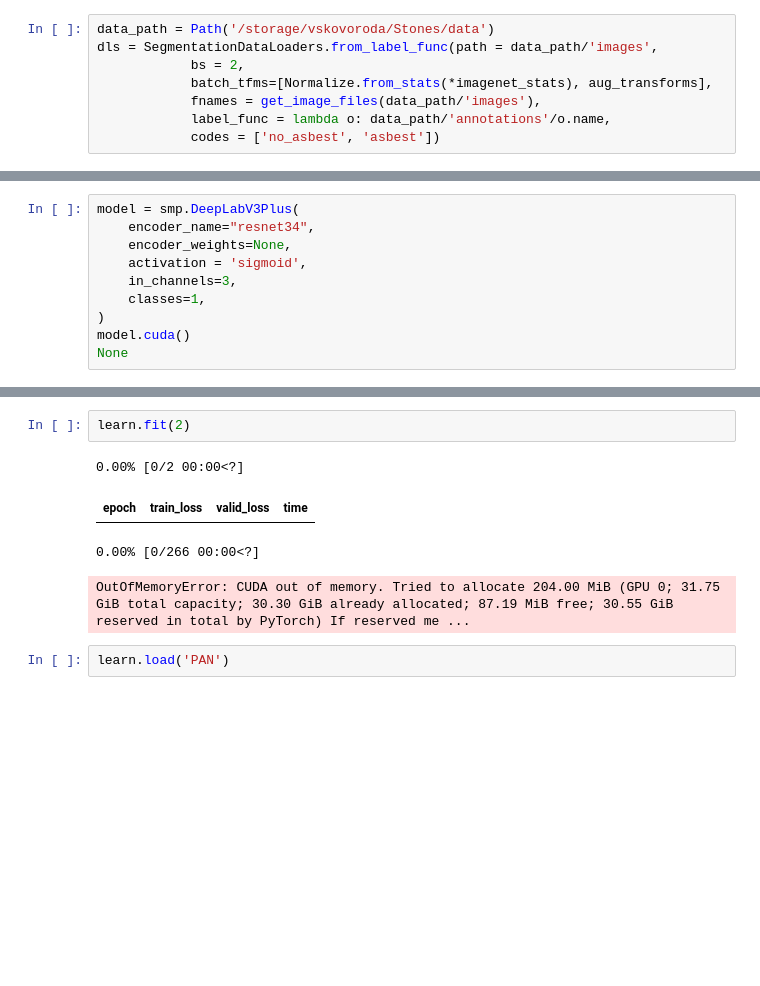
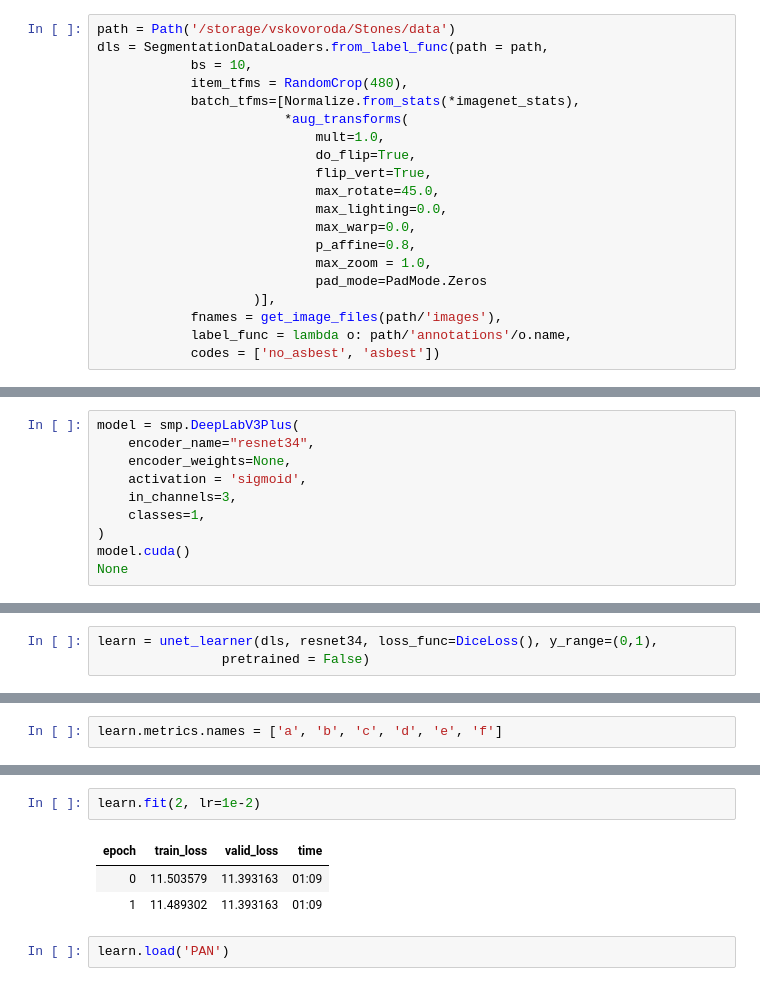
Before and after one commit to Leonn-Leon/Asbest_study, a Jupyter notebook: Камни.ipynb, the cells around one changed output, grey strips where cells are left out. Cells and saved outputs as stored; diff of their text form; blank space fills up the shorter version.

Commit message:
RandomCrop, изменил аугментацию

```diff
--- a/Камни.ipynb
+++ b/Камни.ipynb
@@ -127,10 +129,22 @@ binary = DataBlock(blocks=(ImageBlock, MaskBlock(codes)),
 # %%
 dls = binary.dataloaders(data_path/'images', bs=2)
 # %%
-data_path = Path('/storage/vskovoroda/Stones/data')
-dls = SegmentationDataLoaders.from_label_func(path = data_path/'images',
-            bs = 2,
-            batch_tfms=[Normalize.from_stats(*imagenet_stats), aug_transforms],
-            fnames = get_image_files(data_path/'images'),
-            label_func = lambda o: data_path/'annotations'/o.name,
+path = Path('/storage/vskovoroda/Stones/data')
+dls = SegmentationDataLoaders.from_label_func(path = path,
+            bs = 10,
+            item_tfms = RandomCrop(480),
+            batch_tfms=[Normalize.from_stats(*imagenet_stats),
+                        *aug_transforms(
+                            mult=1.0,
+                            do_flip=True,
+                            flip_vert=True,
+                            max_rotate=45.0,
+                            max_lighting=0.0,
+                            max_warp=0.0,
+                            p_affine=0.8,
+                            max_zoom = 1.0,
+                            pad_mode=PadMode.Zeros
+                    )],
+            fnames = get_image_files(path/'images'),
+            label_func = lambda o: path/'annotations'/o.name,
             codes = ['no_asbest', 'asbest'])
@@ -244,0 +174,3 @@ learn = Learner(dls, model, loss_func=smp.losses.DiceLoss('binary', smooth=1e-6)
+# %%
+learn = unet_learner(dls, resnet34, loss_func=DiceLoss(), y_range=(0,1),
+                pretrained = False)
@@ -244,0 +179,2 @@ learn = Learner(dls, model, loss_func=smp.losses.DiceLoss('binary', smooth=1e-6)
+# %%
+learn.metrics.names = ['a', 'b', 'c', 'd', 'e', 'f']
@@ -245,10 +187,9 @@ learn = Learner(dls, model, loss_func=smp.losses.DiceLoss('binary', smooth=1e-6)
 # %%
-learn.fit(2)
+learn.fit(2, lr=1e-2)
 # %% [output]
-0.00% [0/2 00:00<?]
 | epoch | train_loss | valid_loss | time |
+| 0 | 11.503579 | 11.393163 | 01:09 |
+| 1 | 11.489302 | 11.393163 | 01:09 |
-0.00% [0/266 00:00<?]
-OutOfMemoryError: CUDA out of memory. Tried to allocate 204.00 MiB (GPU 0; 31.75 GiB total capacity; 30.30 GiB already allocated; 87.19 MiB free; 30.55 GiB reserved in total by PyTorch) If reserved me ...
 # %%
 learn.load('PAN')
 # %% [output]
```
Also changed, not shown: parts of 11 cells of this notebook, 2 other files.
